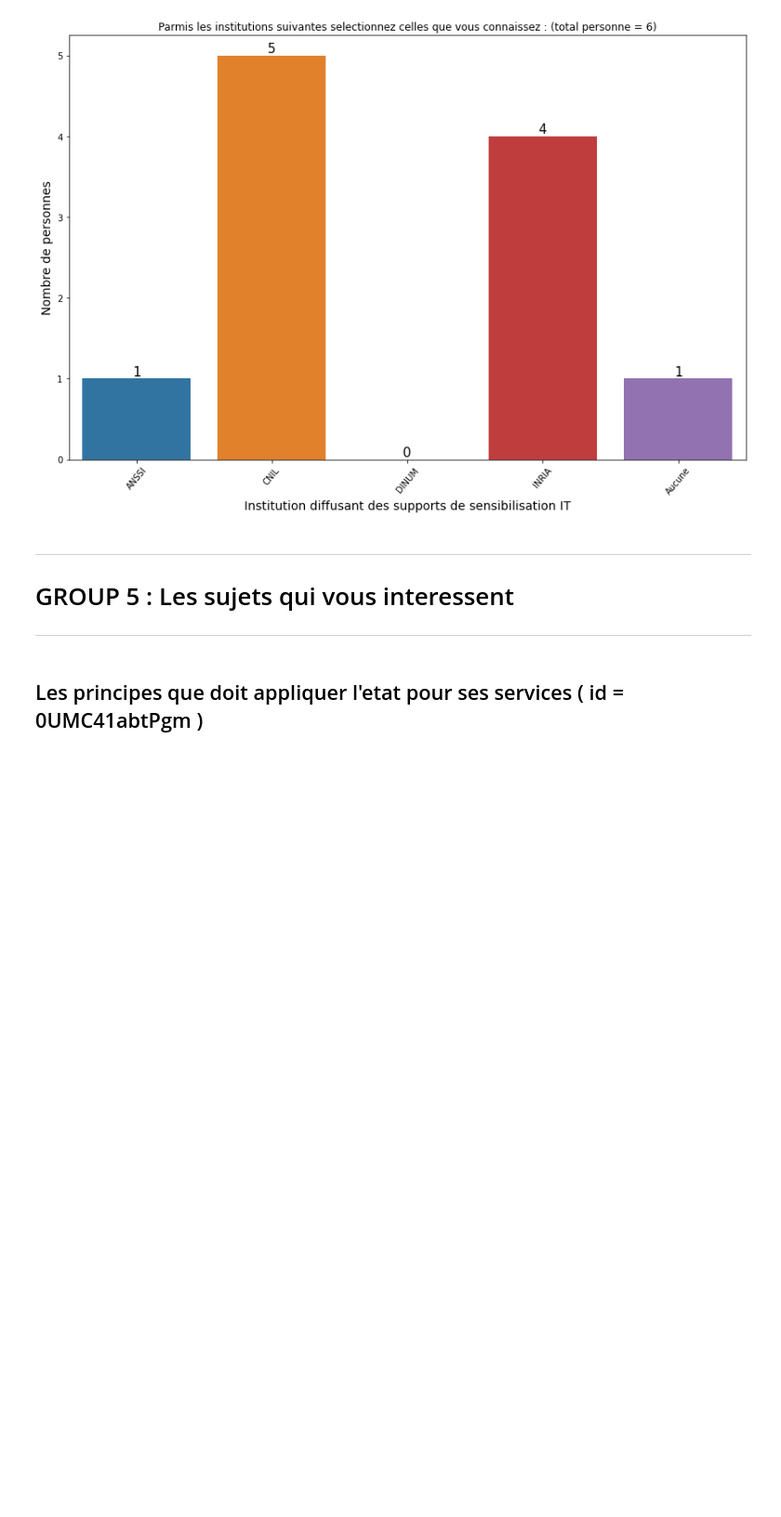
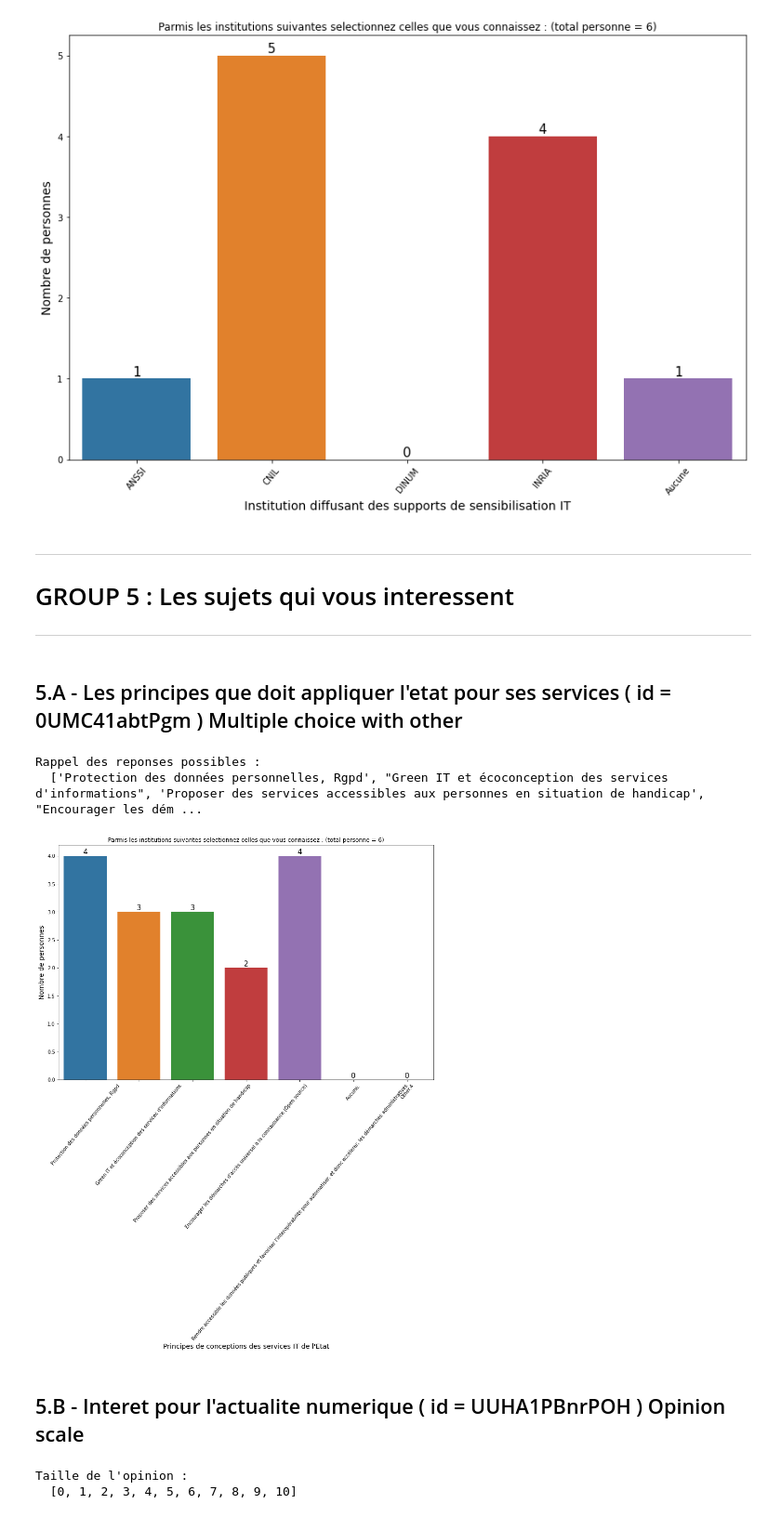
Before and after one commit to MaximoRose/QA_AnalyseResTypeForm, a Jupyter notebook: OpportuniteGP/OpportuniteGP.ipynb, the cells around one changed output. Shown at 93% size. Cells and saved outputs as stored; diff of their text form; code cells hidden in the pictures; blank space fills up the shorter version.

Commit message:
General notebook completed. TODO : Croiser les resultats

```diff
--- a/OpportuniteGP/OpportuniteGP.ipynb
+++ b/OpportuniteGP/OpportuniteGP.ipynb
@@ -1746,4 +1746,82 @@ plt.show()
 
 -------------------------------------------------------------------------
 # %% [markdown]
-## Les principes que doit appliquer l'etat pour ses services ( id = 0UMC41abtPgm )
+## 5.A - Les principes que doit appliquer l'etat pour ses services ( id = 0UMC41abtPgm ) Multiple choice with other
+# %%
+groupidx = 4
+qidq = '0UMC41abtPgm'
+
+
+# Get labels and results
+# intulie d'utiliser ici le get sub question, mais c'etait pour tester
+q_principes_govIT, principes_govIT_lbls, principes_govIT_dtfs = tfs.get_results(gidx=groupidx, qid=qidq)
+
+# Rappel des options :
+print("Rappel des reponses possibles :\n ",principes_govIT_lbls)
+# %% [output]
+Rappel des reponses possibles :
+  ['Protection des données personnelles, Rgpd', "Green IT et écoconception des services d'informations", 'Proposer des services accessibles aux personnes en situation de handicap', "Encourager les dém ...
+# %%
+# Reference : https://www.geeksforgeeks.org/how-to-annotate-bars-in-barplot-with-matplotlib-in-python/
+import pandas as pd
+import seaborn as sns
+
+
+nb_of_pips = []
+
+for i in range(len(principes_govIT_lbls)) :
+    nb_votes = principes_govIT_dtfs[i].shape[0]
+    nb_of_pips.append(nb_votes)
+
+data = {"PrincipesConceptions" : principes_govIT_lbls, "Nb personnes" : nb_of_pips}
+
+df = pd.DataFrame(data, columns=['PrincipesConceptions', 'Nb personnes'])
+
+# Defining the plot size
+plt.figure(figsize=(14, 9))
+
+# Defining the values for x-axis, y-axis
+# and from which datafarme the values are to be picked
+plots = sns.barplot(x="PrincipesConceptions", y="Nb personnes", data=df)
+
+# Iterrating over the bars one-by-one
+for bar in plots.patches:
+
+    plots.annotate(format(bar.get_height(), '.0f'),
+                   (bar.get_x() + bar.get_width() / 2,
+                    bar.get_height()), ha='center', va='center',
+                   size=15, xytext=(0, 8),
+                   textcoords='offset points')
+
+# Setting the label for x-axis
+plt.xlabel("Principes de conceptions des services IT de l'Etat", size=14)
+
+# Setting the label for y-axis
+plt.ylabel("Nombre de personnes", size=14)
+
+# Setting the title for the graph
+plt.title(q_Instit_IT + " (total personne = "+str(nb_responses)+')')
+
+plt.xticks(rotation=50)
+# Si je fais des plots de taux, ajouter echelle de 0 a 100
+# plt.ylim([0,100])
+
+# Fianlly showing the plot
+plt.show()
+# %% [output]
+[figure, added]
+# %% [markdown]
+## 5.B - Interet pour l'actualite numerique ( id = UUHA1PBnrPOH ) Opinion scale
+# %%
+groupidx = 4
+qidq = 'UUHA1PBnrPOH'
+# Get labels and results
+q_interetIT, interetIT_lbls, interetIT_scale = tfs.get_results(gidx=groupidx,qid=qidq)
+
+# Rappel des options :
+print("Taille de l'opinion :\n ",interetIT_scale)
+
+# form_responses = liste de toutes les reponses sous forme de dataframe
+# %% [output]
+Taille de l'opinion :
+  [0, 1, 2, 3, 4, 5, 6, 7, 8, 9, 10]
```
Also changed, not shown: parts of 57 cells of this notebook, 2 other files.
